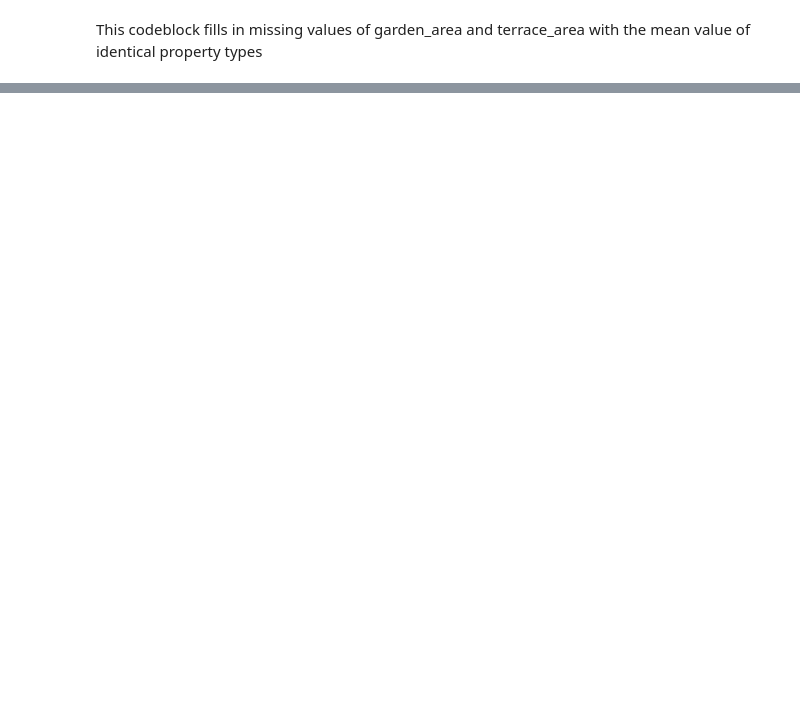
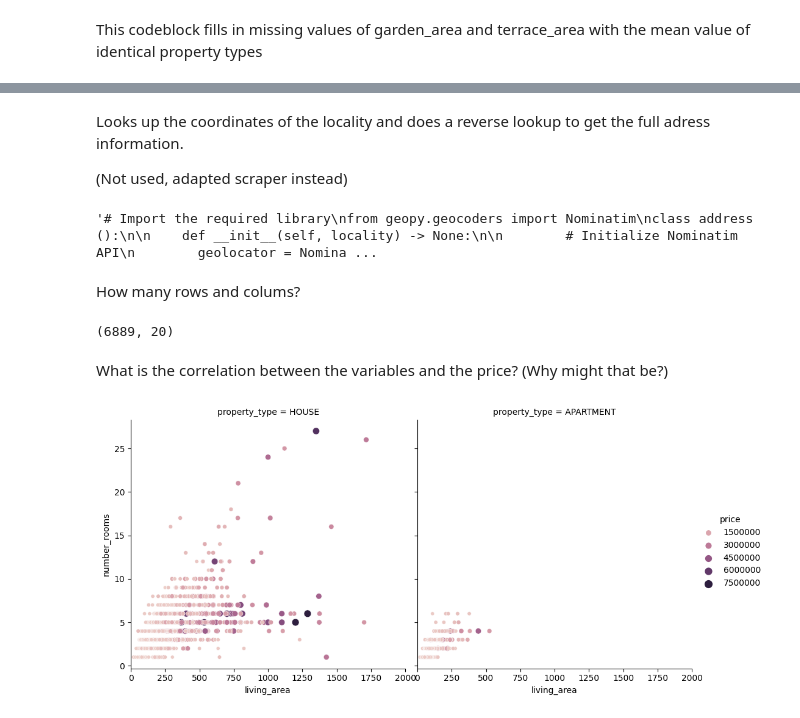
Before and after one commit to Riddis/-ImmoEllizaDataAnalysis, a Jupyter notebook: Data Cleanup.ipynb, the cells around one changed output, grey strips where cells are left out. Saved outputs shown, nothing was run; the diff lists cells and outputs as text; code cells hidden in the pictures; blank space fills up the shorter version.

```diff
--- a/Data Cleanup.ipynb
+++ b/Data Cleanup.ipynb
@@ -87,12 +97,12 @@ csv.shape
 This codeblock fills in missing values of garden_area and terrace_area with the mean value of identical property types
 # %%
 
-filter = csv[(csv['terrace'] == 1) & (pd.isna(csv['terrace_area']) == False)][['type_of_property', 'terrace_area']]
-mean_calc = (filter.groupby('type_of_property')['terrace_area'].sum())/(filter.groupby('type_of_property')['terrace_area'].count())
+"""filter = csv[(csv['terrace'] == 1) & (pd.isna(csv['terrace_area']) == False)][['property_type', 'terrace_area']]
+mean_calc = (filter.groupby('property_type')['terrace_area'].sum())/(filter.groupby('property_type')['terrace_area'].count())
 # Loop through property types
-for type in csv['type_of_property'].unique():
+for type in csv['property_type'].unique():
     try:
-        csv['terrace_area'] = csv[(csv['terrace'] == 1) & (pd.isna(csv['terrace_area']) == True) & (csv['type_of_property'] == type)]['terrace_area'].replace(np.nan, mean_calc.loc[type])
+        csv['terrace_area'] = csv[(csv['terrace'] == 1) & (pd.isna(csv['terrace_area']) == True) & (csv['property_type'] == type)]['terrace_area'].replace(np.nan, mean_calc.loc[type])
     except:
         pass
 # No terrace, terrace_area = 0
@@ -102,13 +112,13 @@ csv['garden'] = csv['garden'].fillna(0)
 csv['garden'] = csv['garden'].replace(False, 0)
 csv['garden'] = csv['garden'].replace(True, 1)
 # If garden = 1 but no garden_area present, calculate the mean garden_area of property_type
-filter = csv[(csv['garden'] == 1) & (pd.isna(csv['garden_area']) == False)][['type_of_property', 'garden_area']]
-mean_calc = (filter.groupby('type_of_property')['garden_area'].sum())/(filter.groupby('type_of_property')['garden_area'].count())
+filter = csv[(csv['garden'] == 1) & (pd.isna(csv['garden_area']) == False)][['property_type', 'garden_area']]
+mean_calc = (filter.groupby('property_type')['garden_area'].sum())/(filter.groupby('property_type')['garden_area'].count())
 # Loop through property types
-for type in csv['type_of_property'].unique():
+for type in csv['property_type'].unique():
     try:
-        csv['garden_area'] = csv[(csv['garden'] == 1) & (pd.isna(csv['garden_area']) == True) & (csv['type_of_property'] == type)]['garden_area'].replace(np.nan, mean_calc.loc[type])
+        csv['garden_area'] = csv[(csv['garden'] == 1) & (pd.isna(csv['garden_area']) == True) & (csv['property_type'] == type)]['garden_area'].replace(np.nan, mean_calc.loc[type])
     except:
         pass
 # No terrace, terrace_area = 0
-csv['garden_area'] = csv['garden_area'].fillna(0)
+csv['garden_area'] = csv['garden_area'].fillna(0)"""
@@ -120,0 +132,51 @@ csv.shape
+# %% [markdown]
+Looks up the coordinates of the locality and does a reverse lookup to get the full adress information.
+
+(Not used, adapted scraper instead)
+# %%
+"""# Import the required library
+from geopy.geocoders import Nominatim
+class address ():
+
+    def __init__(self, locality) -> None:
+
+        # Initialize Nominatim API
+        geolocator = Nominatim(user_agent="MyApp")
+        location = geolocator.geocode(locality)
+
+        # Latitude & Longitude input
+        Latitude = str(location.latitude)
+        Longitude = str(location.longitude)
+
+        location = geolocator.reverse(Latitude + "," + Longitude)
+
+        self.address = location.raw['address']
+        self.city = self.address.get('city', '')
+        self.state = self.address.get('state', '')
+        self.zipcode = self.address.get('postcode')"""
+# %% [output]
+'# Import the required library\nfrom geopy.geocoders import Nominatim\nclass address ():\n\n    def __init__(self, locality) -> None:\n\n        # Initialize Nominatim API\n        geolocator = Nomina ...
+# %% [markdown]
+How many rows and colums?
+# %%
+csv.shape
+# %% [output]
+(6889, 20)
+# %% [markdown]
+What is the correlation between the variables and the price? (Why might that be?)
+# %%
+import matplotlib.pyplot as plt
+import seaborn as sns
+
+sns.relplot(x = 'living_area',
+            y = 'number_rooms',
+            data = csv,
+            kind = 'scatter',
+            col = 'property_type',
+            size = 'price',
+            hue = 'price'
+            )
+plt.xlim(0,2000)
+plt.show()
+# %% [output]
+[figure, added]
```
Also changed, not shown: parts of 17 cells of this notebook, 2 other files.
